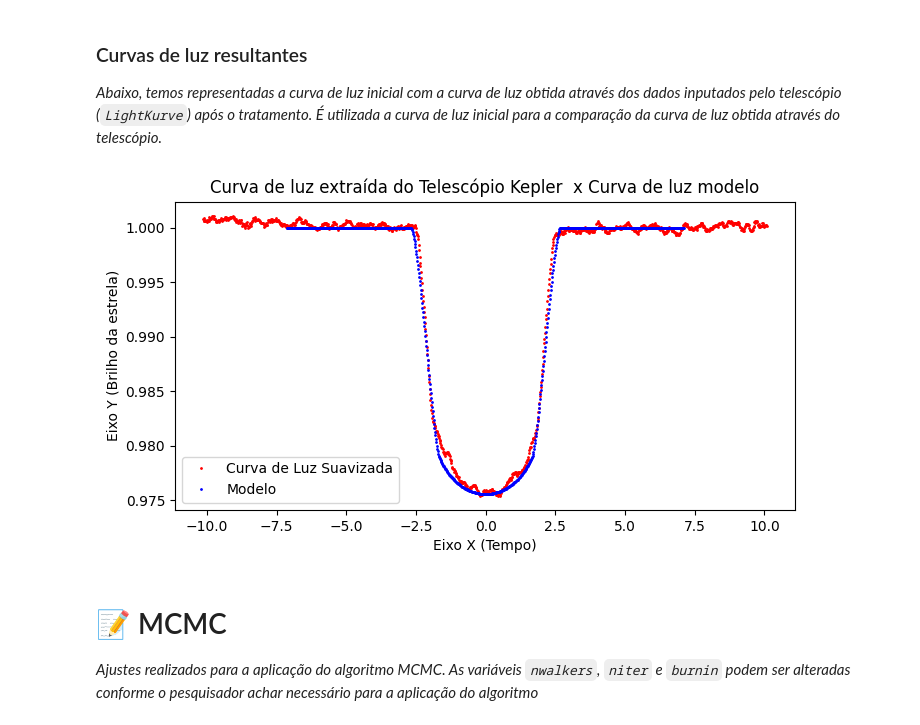
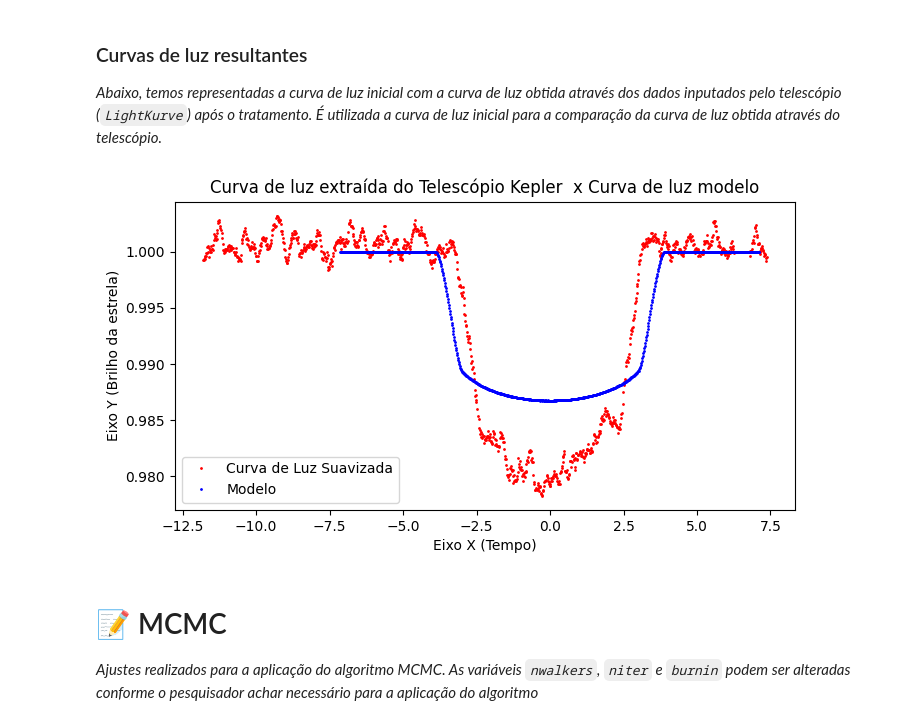
Before and after one commit to Transit-Model-CRAAM/pipelineMCMC, a Jupyter notebook: Eclipse/main-mcmc.ipynb, the cells around one changed output. Cells and saved outputs as stored; diff of their text form; code cells hidden in the pictures.

Commit message:
fix: ajustar para kepler-30c

````diff
--- a/Eclipse/main-mcmc.ipynb
+++ b/Eclipse/main-mcmc.ipynb
@@ -41,30 +41,38 @@ Os parâmetros de criação da estrela e eclipse, juntamente com a(s) lua(s) est
 # %%
 # -------------- Parâmetros de entrada --------------
 # --------------------- Estrela ---------------------
-# https://exoplanet.eu/catalog/kepler_468_b--3539/
-mission = "Kepler"
-star_name = 'Kepler-468'
+#Kepler-30
+mission = "Kepler" #OK
+star_name = 'Kepler-30'
 cadence = 'short'
+planet_name = 'Kepler-30 b'
+
 raio = 373. #default (pixel)
-rsun = 0.870 # raio da estrela em Rsun
+
+rsun = 1.012 # raio da estrela em Rsun  OK
+
 intensidadeMaxima = 240 #default
 tamanhoMatriz = 856 #default
-m_star = 0.96
-u1 = 0.365
-u2 = 0.080
-star_temp = 5498.0 #em Kelvin
+
+u1 = 0.377
+u2 = 0.024
+star_temp = 5006.600 #em Kelvin Teff OK
 
 
-# --------------------- Planeta KEPLER-468-B-A ---------------------
-planet_name = "Kepler-468 b"
-raio_plan_Jup = 1.308
-semi_eixo_UA = 0.226
-angulo_inclinacao = 90.60 #em graus
-periodo = 38.477 # day
-mass_planeta = 0.0 # desconhecido
+# --------------------- Planeta KEPLER-30-B ---------------------
+raio_plan_Jup = 1.097 #Rjup OK
+semi_eixo_UA = 0.30 #Semi major axis OK
+angulo_inclinacao = 90.3227 #em graus i OK
+periodo = 60.323 # day Pdays OK
+mass_planeta = 2.01 #em relacao ao R de jupiter Mjup OK
 lua = False
 ecc = 0
 anomalia = 0
+# #etapa de conversão
+#raioStar, raioPlanetaRstar , semiEixoRaioStar = converte(rsun, raio_plan_Jup, semi_eixo_UA)
+# #etapa de conversão
+# #etapa de conversão
+#raioStar, raioPlanetaRstar , semiEixoRaioStar = converte(rsun, raio_plan_Jup, semi_eixo_UA)
 # %% [markdown]
 ### Construção da Estrela e do Eclipse
 _Após a construção da matriz estrela e do eclipse calculado, temos a resultante da curva de luz representada graficamente abaixo._
@@ -153,19 +149,19 @@ for i in range(len(transits)):
 _Abaixo, temos representadas a curva de luz inicial com a curva de luz obtida através dos dados inputados pelo telescópio (```LightKurve```) após o tratamento. É utilizada a curva de luz inicial para a comparação da curva de luz obtida através do telescópio._
 # %%
 # COM ESCOLHA DE TRÂNSITO
-selectedTransit = 2 #transito selecionado
+selectedTransit = 15 #transito selecionado
 time_phased, smoothed_LC = tratamento.select_transit_smooth(selectedTransit)
 
 plt.rcParams['figure.figsize']= 8, 4
 graf1,ax = plt.subplots()
 
 ax.plot(time_phased, smoothed_LC, "r.", ms=2, label='Curva de Luz Suavizada')
 ax.plot(ts_model, ls_model, "b.", ms=2, label='Modelo')
 
 
 plotLegendModel(ax, mission)
 # %% [output]
-[figure, old version]
+[figure, new version]
 # %% [markdown]
 # 📝 MCMC
 _Ajustes realizados para a aplicação do algoritmo MCMC. As variáveis ```nwalkers```, ```niter``` e ```burnin``` podem ser alteradas conforme o pesquisador achar necessário para a aplicação do algoritmo_
````
Also changed, not shown: parts of 8 cells of this notebook.
